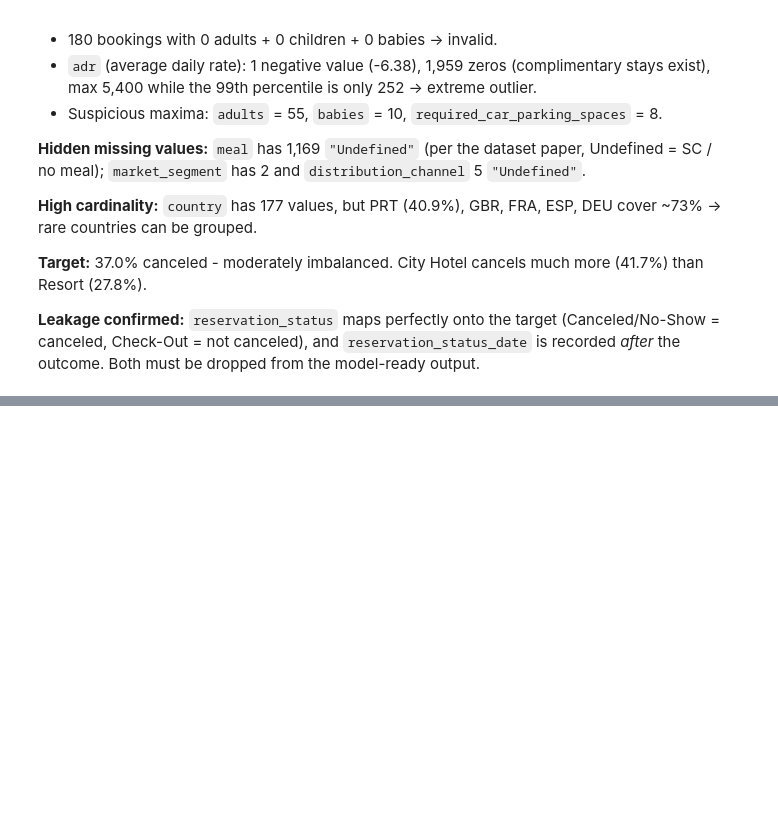
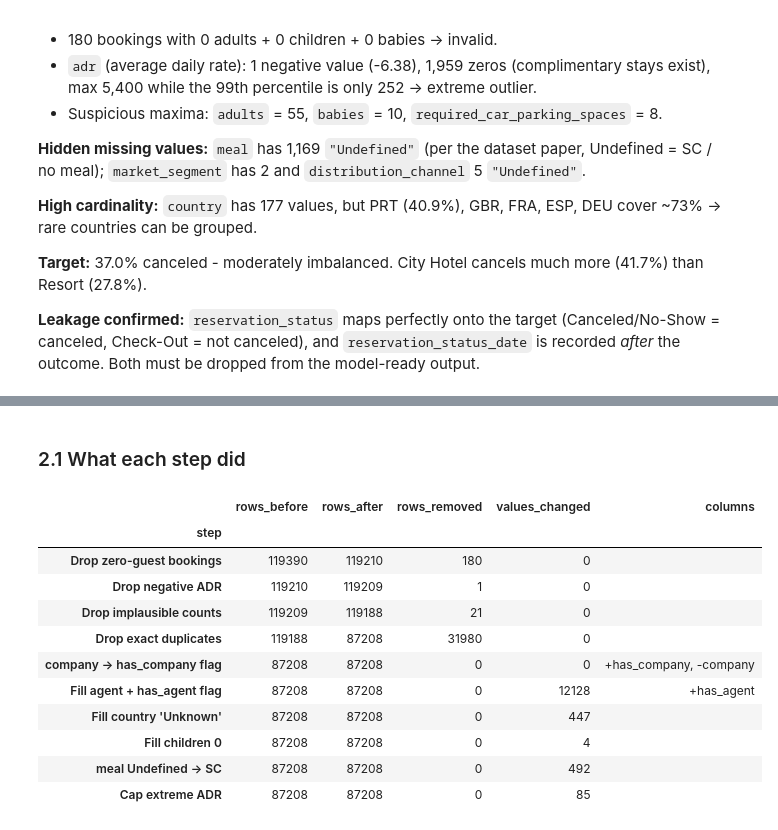
Before and after one commit to Krishna141414/hotel-booking-preprocessing, a Jupyter notebook: notebooks/eda.ipynb, the cells around one changed output, grey strips where cells are left out. Cells and saved outputs as stored; diff of their text form; code cells hidden in the pictures; blank space fills up the shorter version.

```diff
--- a/notebooks/eda.ipynb
+++ b/notebooks/eda.ipynb
@@ -255,0 +262,4 @@ So the large gaps are *structural* ("not applicable"), not random - which drives
+# %%
+from src.cleaning import before_after_summary, clean_data, save_clean_data
+
+clean_df, step_report = clean_data(df)
@@ -255,0 +284,17 @@ So the large gaps are *structural* ("not applicable"), not random - which drives
+# %% [markdown]
+### 2.1 What each step did
+# %%
+step_report
+# %% [output]
+|  | rows_before | rows_after | rows_removed | values_changed | columns |
+| step |  |  |  |  |  |
+| Drop zero-guest bookings | 119390 | 119210 | 180 | 0 |  |
+| Drop negative ADR | 119210 | 119209 | 1 | 0 |  |
+| Drop implausible counts | 119209 | 119188 | 21 | 0 |  |
+| Drop exact duplicates | 119188 | 87208 | 31980 | 0 |  |
+| company -> has_company flag | 87208 | 87208 | 0 | 0 | +has_company, -company |
+| Fill agent + has_agent flag | 87208 | 87208 | 0 | 12128 | +has_agent |
+| Fill country 'Unknown' | 87208 | 87208 | 0 | 447 |  |
+| Fill children 0 | 87208 | 87208 | 0 | 4 |  |
+| meal Undefined -> SC | 87208 | 87208 | 0 | 492 |  |
+| Cap extreme ADR | 87208 | 87208 | 0 | 85 |  |
```
Also changed, not shown: parts of 15 cells of this notebook, 7 other files.
